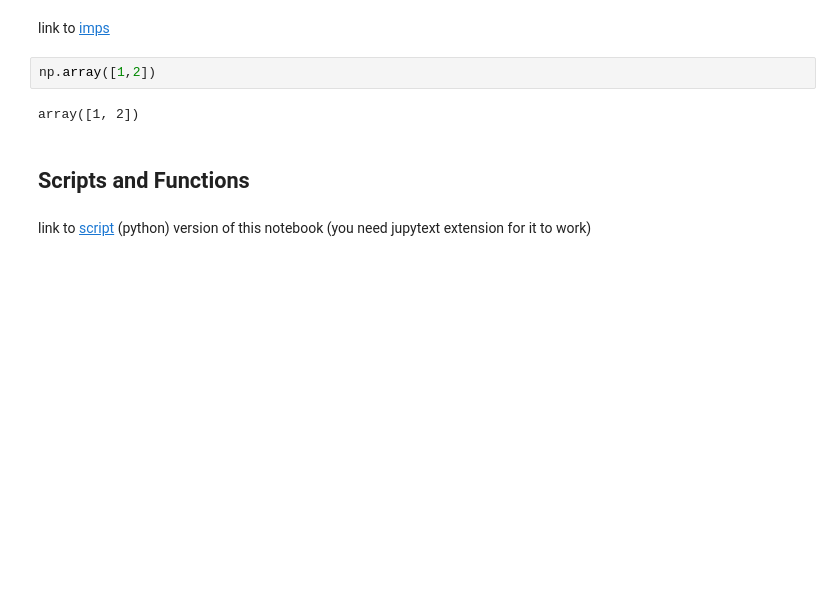
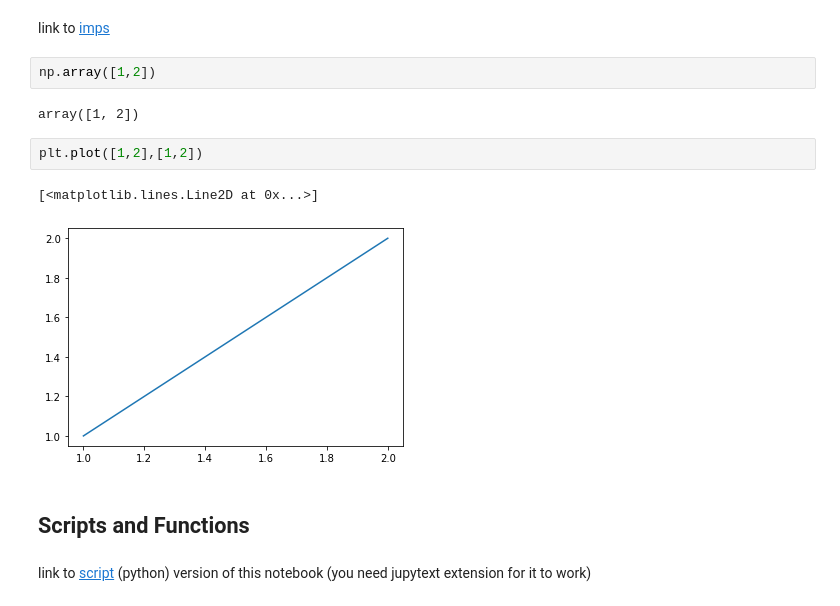
Before and after one commit to daliagachc/negi-stuff, a Jupyter notebook: negi_stuff/presentations/intro_jlab/01z01-interaction.ipynb, the cells around one changed output. Saved outputs shown, nothing was run; the diff lists cells and outputs as text; blank space fills up the shorter version.

```diff
--- a/negi_stuff/presentations/intro_jlab/01z01-interaction.ipynb
+++ b/negi_stuff/presentations/intro_jlab/01z01-interaction.ipynb
@@ -36,6 +36,11 @@ link to [imps](./imports.py)
 np.array([1,2])
 # %% [output]
 array([1, 2])
+# %%
+plt.plot([1,2],[1,2])
+# %% [output]
+[<matplotlib.lines.Line2D at 0x...>]
+[figure, added]
 # %% [markdown]
 ## Scripts and Functions
 # %% [markdown]
```
Also changed, not shown: parts of 1 cell of this notebook, 13 other files.
